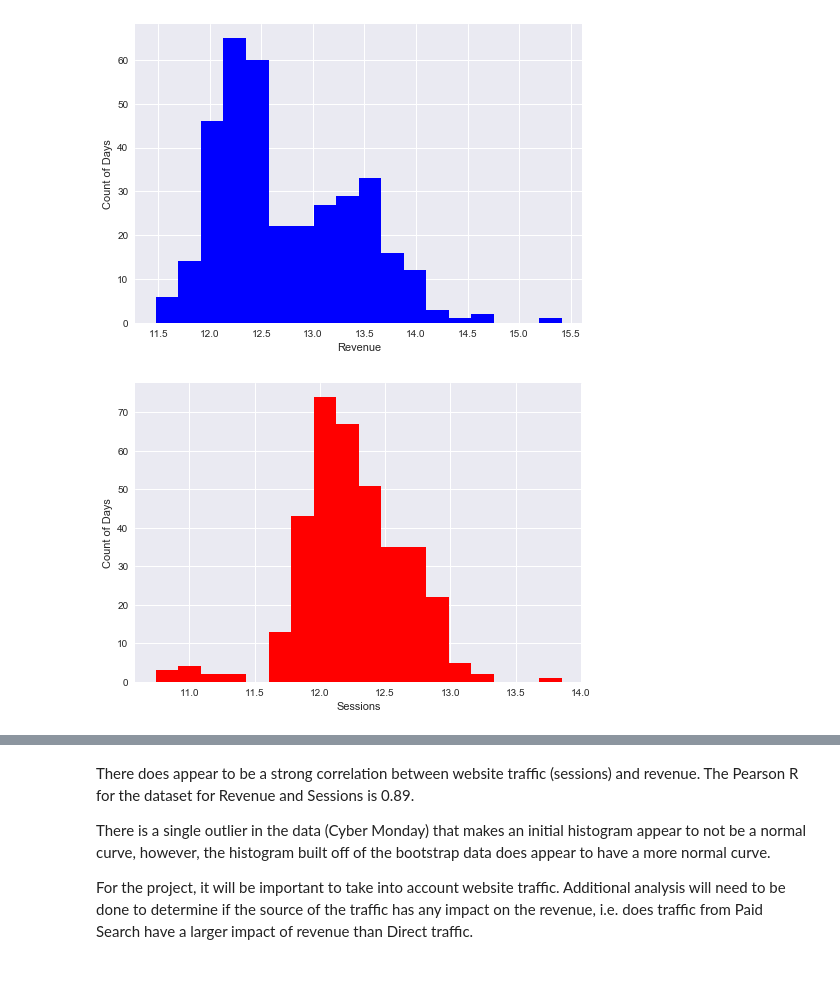
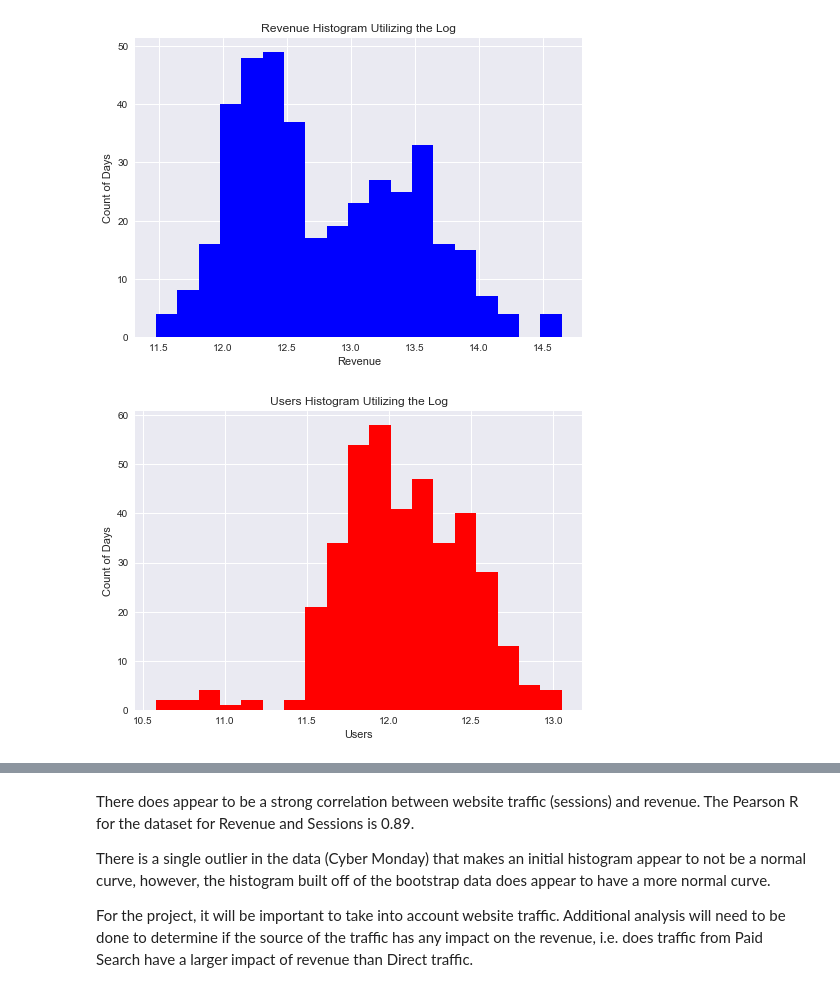
Before and after one commit to juliannarenaud/springboarddatasciencecourse, a Jupyter notebook: Project 1 Inferential Statistics.ipynb, the cells around one changed output, grey strips where cells are left out. Drawn from its saved outputs; the diff is of its cells as text; code cells hidden in the pictures.

```diff
--- a/Project 1 Inferential Statistics.ipynb
+++ b/Project 1 Inferential Statistics.ipynb
@@ -8,4 +8,8 @@ import numpy as np
 #Import file
 df = pd.read_csv('all_df.csv')
 df['Date'] = pd.to_datetime(df['Date'], format='%Y-%m-%d')
-df['Avg. Session Duration'] = pd.to_datetime(df['Avg. Session Duration'], format='%H:%M:%S')
+
+#df.info()
+
+df = df.drop(df.index[358]).reset_index(drop=True)
+df.info()
@@ -57,20 +81,21 @@ plt.show()
 # %%
 #Create a histogram to visualize Revenue using the log
 _ = plt.hist(np.log(df['Revenue']), bins=n_bins, color='b')
 _ = plt.xlabel('Revenue')
 _ = plt.ylabel('Count of Days')
+_ = plt.title('Revenue Histogram Utilizing the Log')
+plt.show()
+
+#Create a histogram to visualize Users using the log
+_ = plt.hist(np.log(df['Users']), bins= n_bins, color='r')
+_ = plt.xlabel('Users')
+_ = plt.ylabel('Count of Days')
+_ = plt.title('Users Histogram Utilizing the Log')
 
 plt.show()
-
-#Create a histogram to visualize Sessions using the log
-_ = plt.hist(np.log(df['Sessions']), bins= n_bins, color='r')
-_ = plt.xlabel('Sessions')
-_ = plt.ylabel('Count of Days')
-
-plt.show()
 # %% [output]
-[figure, old version]
+[figure, new version]
-[figure, old version]
+[figure, new version]
 # %%
 np.random.seed(42)
 
```
Also changed, not shown: parts of 31 cells of this notebook.
